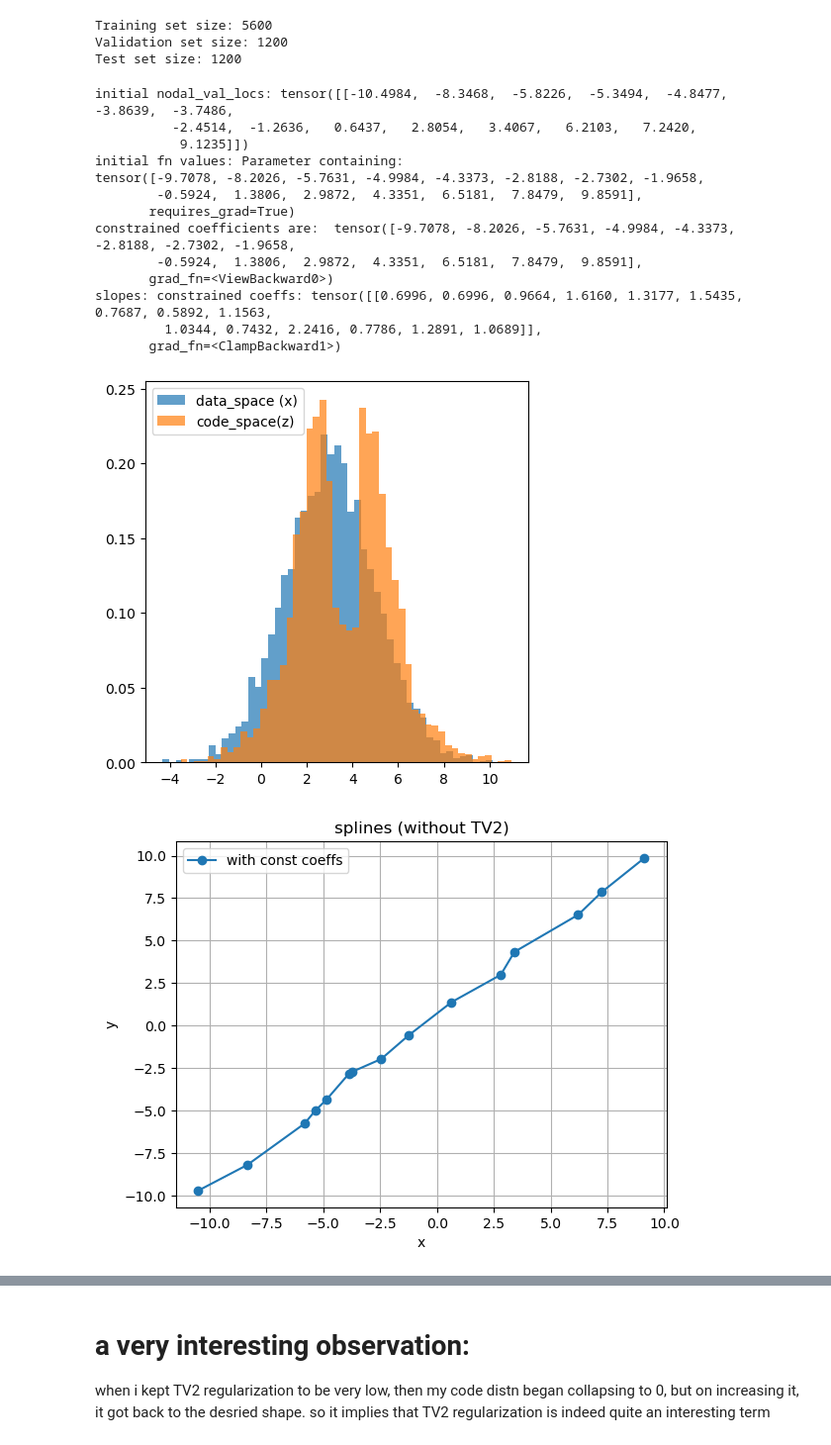
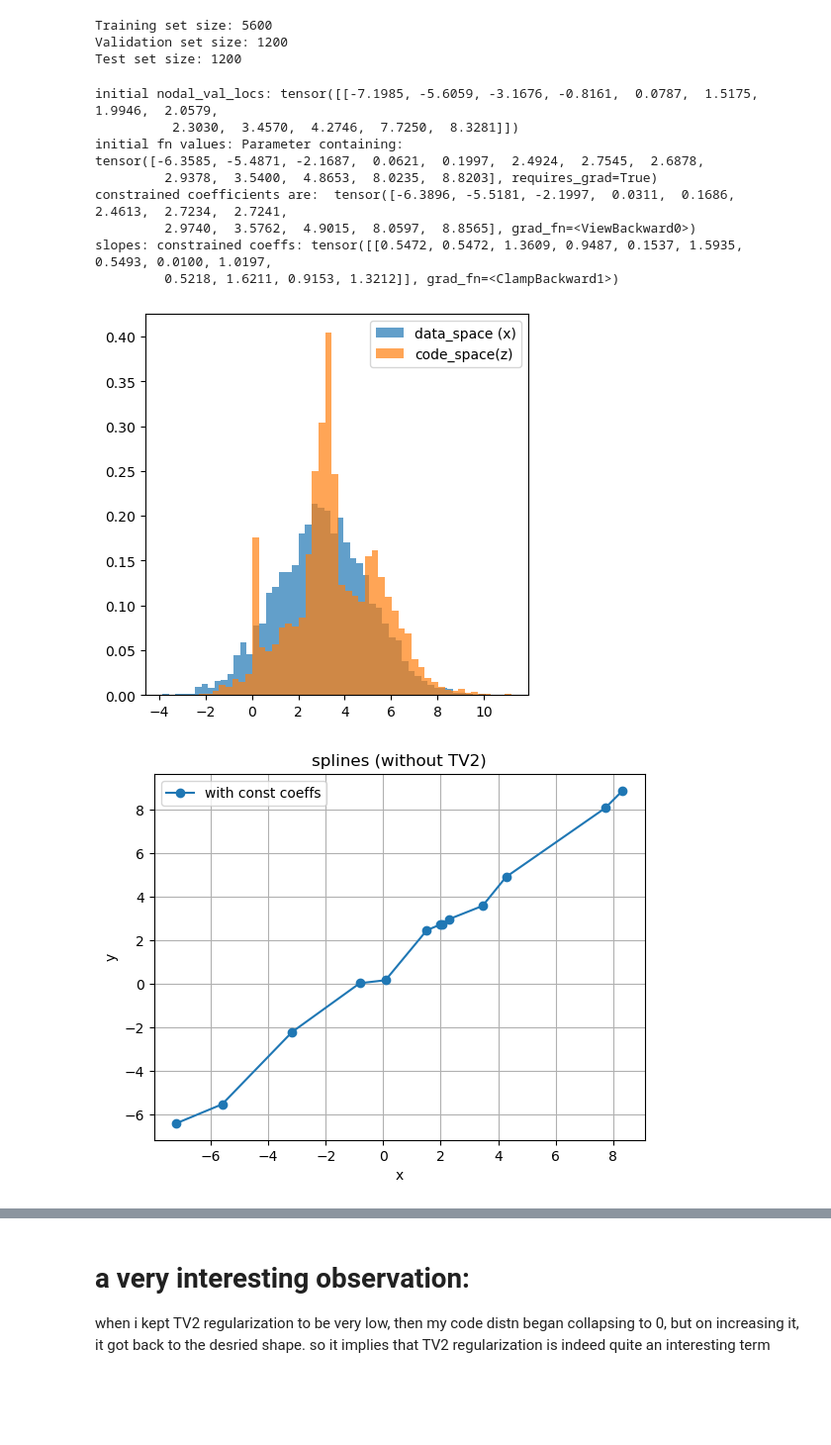
Before and after one commit to neelkanthrawat/Lipschitz_DSNN, a Jupyter notebook: with_TV2_regul.ipynb, the cells around one changed output, grey strips where cells are left out. Shown at 99% size. Drawn from its saved outputs; the diff is of its cells as text; code cells hidden in the pictures; blank space fills up the shorter version.

```diff
--- a/with_TV2_regul.ipynb
+++ b/with_TV2_regul.ipynb
@@ -555,7 +555,7 @@ def generate_unequally_spaced_sorted_numbers(start_val, end_val, N):
 
     return scaled_values
 # %%
-SIZE=15;RANGE=11; START_VAL=-6; END_VAL=11
+SIZE=13;RANGE=11; START_VAL=-6; END_VAL=11
 GRID_VALS= generate_unequally_spaced_sorted_numbers(start_val=START_VAL,end_val=END_VAL,N=SIZE)
 model2 = LinearSplineSlopeConstrained(
                 mode='fc',
@@ -563,47 +563,43 @@ model2 = LinearSplineSlopeConstrained(
                 size=SIZE,# number of knots is size -2
                 range_=RANGE,
                 #grid_values=GRID_VALS,
                 # grid_values=torch.tensor([-2.9132, -1.,  1.8,  2.1882,  2.9779]),
                 init="random",#"maxmin",# what if I try relu activation function?
                 smin=0.01,
                 smax=3,
                 slope_constrained=1
 ) # slopes of splines is 1, obviously
 
 print("constrained coefficients are: ",model2.slope_constrained_coefficients_vect)
 print(f"slopes: constrained coeffs: {model2.slopes_tensor(for_projected_coeffs=1)}")
 # visualise the code space before the training
 input_tensor = torch.tensor(train_data)
 output_tensor2=model2(input_tensor)
 plot_multiple_histogram([input_tensor.numpy(), output_tensor2.detach().numpy()
                         ],
                         labels_list=["data_space (x)","code_space(z)"])
 
 x2pos, y2pos = model2.nodal_val_loc_tensor.detach().numpy(), model2.slope_constrained_coefficients_vect.detach().numpy()
     # Add labels, title, and grid
     # plt.figure(figsize=(8,8))
 plt.figure()
 plot_with_annotations(x2pos[0][:], y2pos[:],
                     title="splines (without TV2)", xlabel="x", ylabel="y",
                     annotate=0)
 plt.legend()
 plt.show()
 # %% [output]
-initial nodal_val_locs: tensor([[-10.4984,  -8.3468,  -5.8226,  -5.3494,  -4.8477,  -3.8639,  -3.7486,
-          -2.4514,  -1.2636,   0.6437,   2.8054,   3.4067,   6.2103,   7.2420,
-           9.1235]])
+initial nodal_val_locs: tensor([[-7.1985, -5.6059, -3.1676, -0.8161,  0.0787,  1.5175,  1.9946,  2.0579,
+          2.3030,  3.4570,  4.2746,  7.7250,  8.3281]])
 initial fn values: Parameter containing:
-tensor([-9.7078, -8.2026, -5.7631, -4.9984, -4.3373, -2.8188, -2.7302, -1.9658,
-        -0.5924,  1.3806,  2.9872,  4.3351,  6.5181,  7.8479,  9.8591],
-       requires_grad=True)
-constrained coefficients are:  tensor([-9.7078, -8.2026, -5.7631, -4.9984, -4.3373, -2.8188, -2.7302, -1.9658,
-        -0.5924,  1.3806,  2.9872,  4.3351,  6.5181,  7.8479,  9.8591],
-       grad_fn=<ViewBackward0>)
-slopes: constrained coeffs: tensor([[0.6996, 0.6996, 0.9664, 1.6160, 1.3177, 1.5435, 0.7687, 0.5892, 1.1563,
-         1.0344, 0.7432, 2.2416, 0.7786, 1.2891, 1.0689]],
-       grad_fn=<ClampBackward1>)
+tensor([-6.3585, -5.4871, -2.1687,  0.0621,  0.1997,  2.4924,  2.7545,  2.6878,
+         2.9378,  3.5400,  4.8653,  8.0235,  8.8203], requires_grad=True)
+constrained coefficients are:  tensor([-6.3896, -5.5181, -2.1997,  0.0311,  0.1686,  2.4613,  2.7234,  2.7241,
+         2.9740,  3.5762,  4.9015,  8.0597,  8.8565], grad_fn=<ViewBackward0>)
+slopes: constrained coeffs: tensor([[0.5472, 0.5472, 1.3609, 0.9487, 0.1537, 1.5935, 0.5493, 0.0100, 1.0197,
+         0.5218, 1.6211, 0.9153, 1.3212]], grad_fn=<ClampBackward1>)
-[figure, old version]
+[figure, new version]
-[figure, old version]
+[figure, new version]
 # %%
 # training 100 rounds with low tv2 regularization
 train_loss2, val_loss2, epoch_wise_param_list,coeffs_unconstrained_evol2, coeffs_const_evol2 = train_and_evaluate(
```
Also changed, not shown: parts of 2 cells of this notebook.
